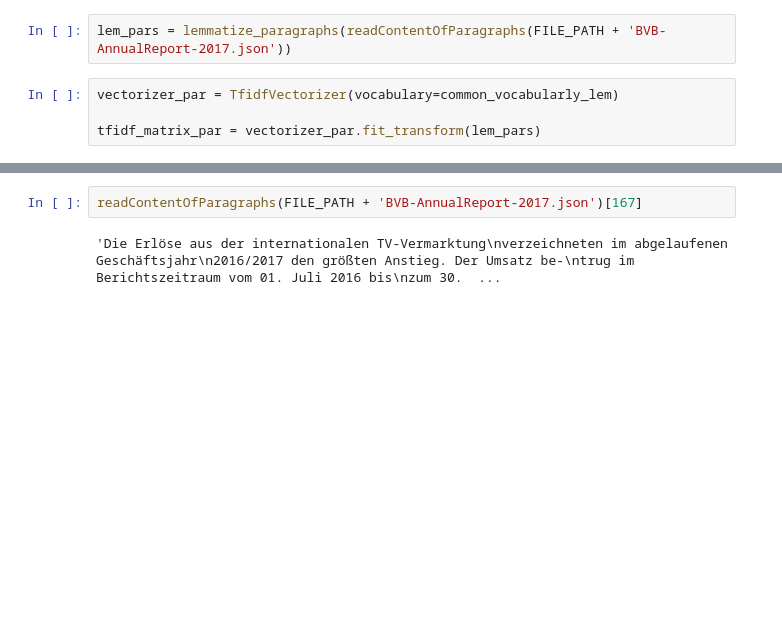
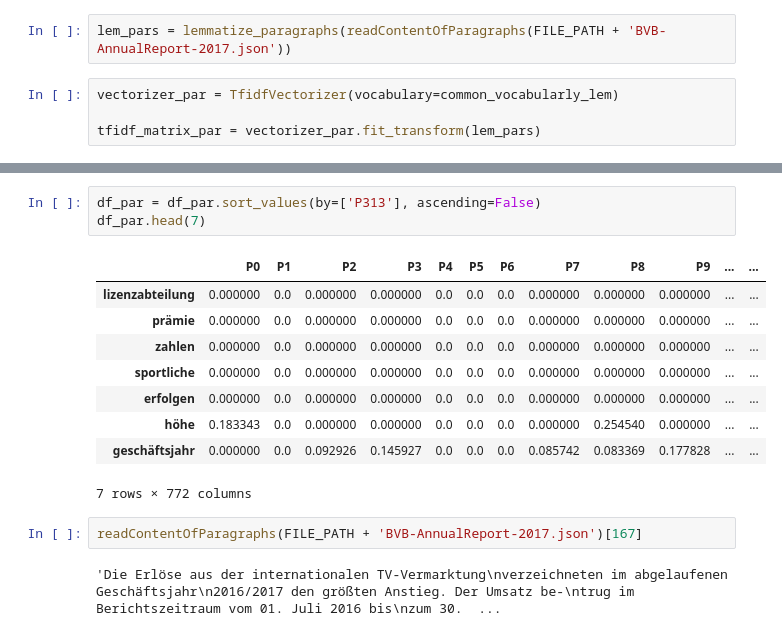
Before and after one commit to michaelborisov/text-analysis-lab, a Jupyter notebook: ML lab.ipynb, the cells around one changed output, grey strips where cells are left out. Drawn from its saved outputs; the diff is of its cells as text; blank space fills up the shorter version.

```diff
--- a/ML lab.ipynb
+++ b/ML lab.ipynb
@@ -282,3 +326,16 @@ for i in row:
+# %%
+df_par = df_par.sort_values(by=['P313'], ascending=False)
+df_par.head(7)
+# %% [output]
+|  | P0 | P1 | P2 | P3 | P4 | P5 | P6 | P7 | P8 | P9 | ... | ... |
+| lizenzabteilung | 0.000000 | 0.0 | 0.000000 | 0.000000 | 0.0 | 0.0 | 0.0 | 0.000000 | 0.000000 | 0.000000 | ... | ... |
+| prämie | 0.000000 | 0.0 | 0.000000 | 0.000000 | 0.0 | 0.0 | 0.0 | 0.000000 | 0.000000 | 0.000000 | ... | ... |
+| zahlen | 0.000000 | 0.0 | 0.000000 | 0.000000 | 0.0 | 0.0 | 0.0 | 0.000000 | 0.000000 | 0.000000 | ... | ... |
+| sportliche | 0.000000 | 0.0 | 0.000000 | 0.000000 | 0.0 | 0.0 | 0.0 | 0.000000 | 0.000000 | 0.000000 | ... | ... |
+| erfolgen | 0.000000 | 0.0 | 0.000000 | 0.000000 | 0.0 | 0.0 | 0.0 | 0.000000 | 0.000000 | 0.000000 | ... | ... |
+| höhe | 0.183343 | 0.0 | 0.000000 | 0.000000 | 0.0 | 0.0 | 0.0 | 0.000000 | 0.254540 | 0.000000 | ... | ... |
+| geschäftsjahr | 0.000000 | 0.0 | 0.092926 | 0.145927 | 0.0 | 0.0 | 0.0 | 0.085742 | 0.083369 | 0.177828 | ... | ... |
+7 rows × 772 columns
 # %%
 readContentOfParagraphs(FILE_PATH + 'BVB-AnnualReport-2017.json')[167]
 # %% [output]
```
Also changed, not shown: parts of 14 cells of this notebook.
